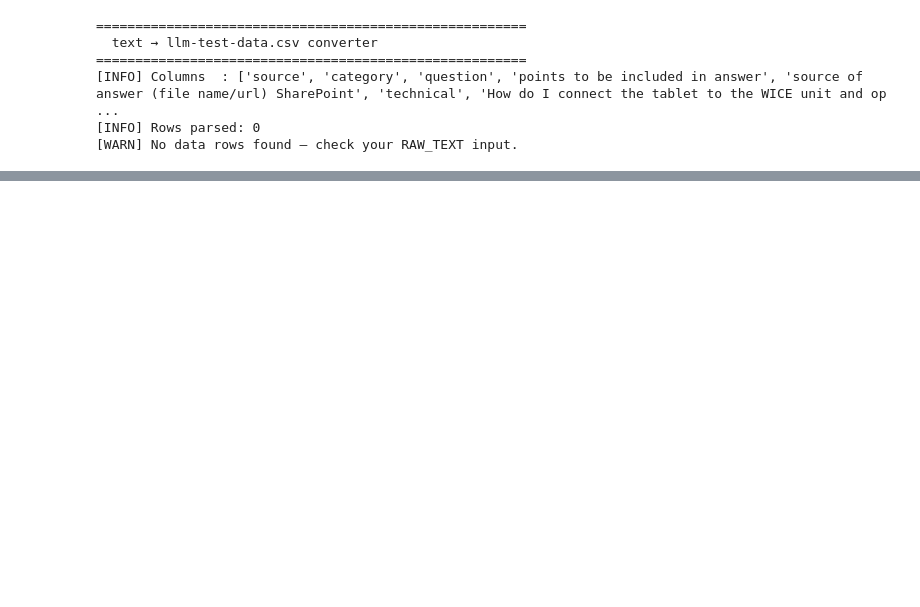
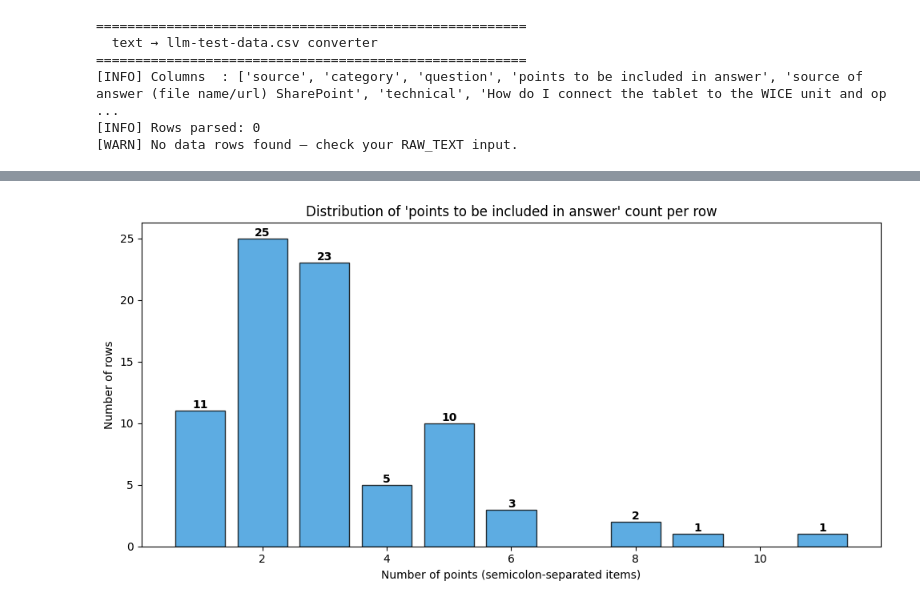
Before and after one commit to punnoose-1620/masters-thesis-sensor-data, a Jupyter notebook: CSV_Builder.ipynb, the cells around one changed output, grey strips where cells are left out. Saved outputs shown, nothing was run; the diff lists cells and outputs as text; code cells hidden in the pictures; blank space fills up the shorter version.

```diff
--- a/CSV_Builder.ipynb
+++ b/CSV_Builder.ipynb
@@ -114,0 +249,11 @@ except Exception as e:
+# %%
+def get_points_cell(row, col_idx, POINTS_COL):
+    if isinstance(row, dict):
+        val = row.get(POINTS_COL) or ''
+    elif isinstance(row, (list, tuple)) and len(row) > col_idx:
+        val = row[col_idx]
+    else:
+        val = ''
+    if not isinstance(val, str):
+        val = str(val) if val is not None else ''
+    return val
@@ -114,0 +473,4 @@ except Exception as e:
+# %%
+visualize_points_count_distribution(data)
+# %% [output]
+[figure, added]
```
Also changed, not shown: parts of 32 cells of this notebook.
